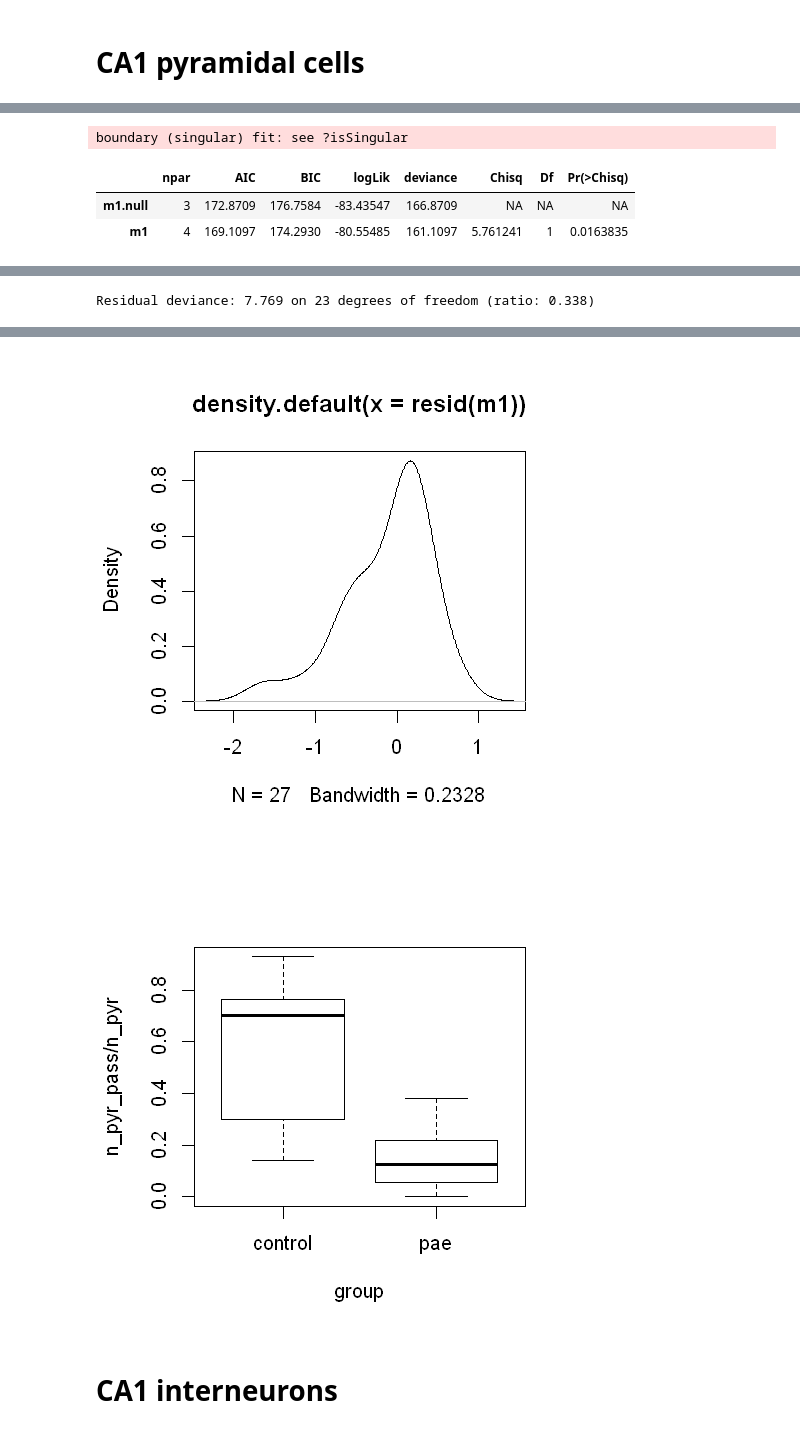
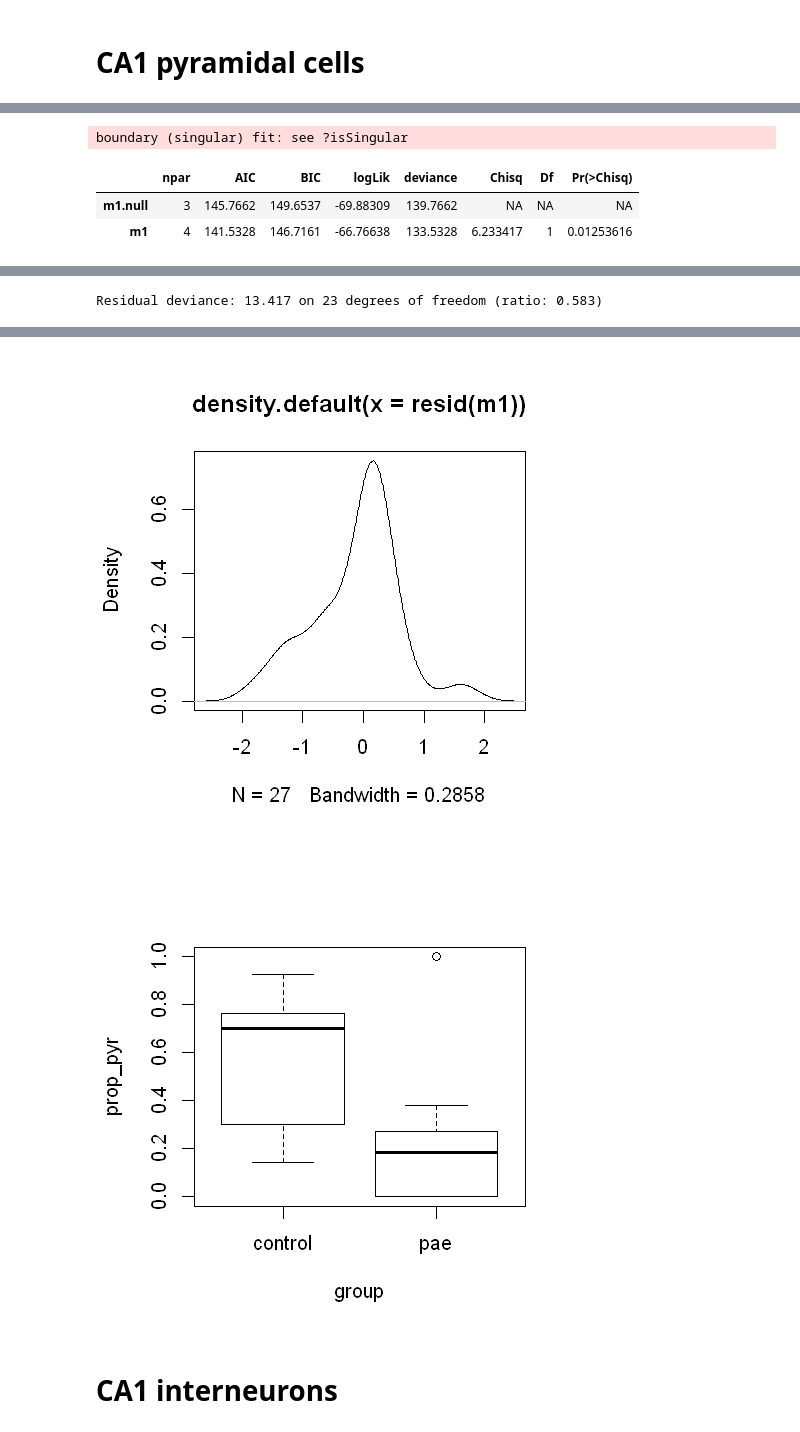
Before and after one commit to ryanharvey1/ripple_analyses, a Jupyter notebook: notebooks/proportional_test_r.ipynb, the cells around one changed output, grey strips where cells are left out. Drawn from its saved outputs; the diff is of its cells as text; code cells hidden in the pictures.

```diff
--- a/notebooks/proportional_test_r.ipynb
+++ b/notebooks/proportional_test_r.ipynb
@@ -125,6 +103,6 @@ overdisp.glmer <- function(model) {
 # %%
-median(data[data$area=='ca1' & data$group=='control',]$prop_pyr)
-median(data[data$area=='ca1' & data$group=='pae',]$prop_pyr)
+weighted.mean(data[data$area=='ca1' & data$group=='control',]$prop_pyr,data[data$area=='ca1' & data$group=='control',]$n_pyr)
+weighted.mean(data[data$area=='ca1' & data$group=='pae',]$prop_pyr,data[data$area=='ca1' & data$group=='pae',]$n_pyr)
 
 m1 = glmer(prop_pyr ~ group + (1|rat/session), weights=n_pyr, data=data[data$area=='ca1',],family="binomial")
 m1.null = glmer(prop_pyr ~ 1 + (1|rat/session), weights=n_pyr, data=data[data$area=='ca1',],family="binomial")
@@ -141,5 +119,5 @@ qqnorm(resid(m1))
 qqline(resid(m1))
 plot(density(resid(m1)))
 
-plot(n_pyr_pass/n_pyr ~ group, data = data[data$area == "ca1",])
+plot(prop_pyr ~ group, data = data[data$area == "ca1",])
 # %% [output]
@@ -148,7 +126,7 @@ plot(n_pyr_pass/n_pyr ~ group, data = data[data$area == "ca1",])
 boundary (singular) fit: see ?isSingular
 |  | npar | AIC | BIC | logLik | deviance | Chisq | Df | Pr(>Chisq) |
-| m1.null | 3 | 172.8709 | 176.7584 | -83.43547 | 166.8709 | NA | NA | NA |
-| m1 | 4 | 169.1097 | 174.2930 | -80.55485 | 161.1097 | 5.761241 | 1 | 0.0163835 |
+| m1.null | 3 | 145.7662 | 149.6537 | -69.88309 | 139.7662 | NA | NA | NA |
+| m1 | 4 | 141.5328 | 146.7161 | -66.76638 | 133.5328 | 6.233417 | 1 | 0.01253616 |
 Generalized linear mixed model fit by maximum likelihood (Laplace
   Approximation) [glmerMod]
  Family: binomial  ( logit )
@@ -167,3 +145,3 @@ grouppae -0.801
 optimizer (Nelder_Mead) convergence code: 0 (OK)
 boundary (singular) fit: see ?isSingular
-Residual deviance: 7.769 on 23 degrees of freedom (ratio: 0.338)
+Residual deviance: 13.417 on 23 degrees of freedom (ratio: 0.583)
@@ -172,5 +150,5 @@ Residual deviance: 7.769 on 23 degrees of freedom (ratio: 0.338)
-[figure, old version]
+[figure, new version]
-[figure, old version]
+[figure, new version]
 # %% [markdown]
 # CA1 interneurons
 # %%
```
Also changed, not shown: parts of 20 cells of this notebook, 3 other files.
